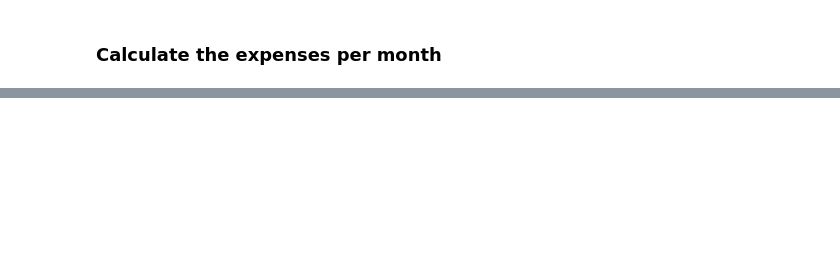
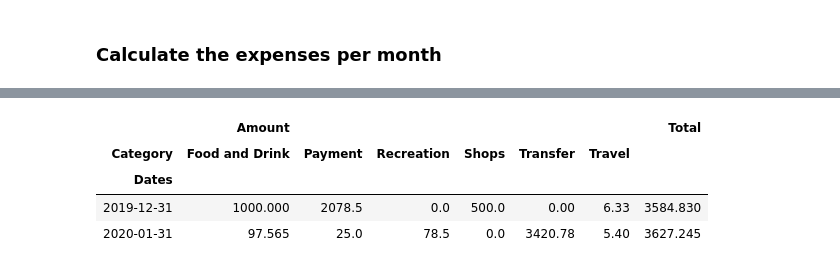
Before and after one commit to exposuretherapy/Learning-APIs, a Jupyter notebook: account_summary.ipynb, the cells around one changed output, grey strips where cells are left out. Drawn from its saved outputs; the diff is of its cells as text; code cells hidden in the pictures; blank space fills up the shorter version.

```diff
--- a/account_summary.ipynb
+++ b/account_summary.ipynb
@@ -188,0 +200,2 @@ ctgry_qty
+# %%
+ctgry_month=table_ctgry.groupby(pd.Grouper(freq='M')).sum()
@@ -188,0 +215,9 @@ ctgry_qty
+# %%
+ctgry_month['Total']=ctgry_month.sum(axis=1)
+ctgry_month
+# %% [output]
+|  | Amount |  |  |  |  |  | Total |
+| Category | Food and Drink | Payment | Recreation | Shops | Transfer | Travel |  |
+| Dates |  |  |  |  |  |  |  |
+| 2019-12-31 | 1000.000 | 2078.5 | 0.0 | 500.0 | 0.00 | 6.33 | 3584.830 |
+| 2020-01-31 | 97.565 | 25.0 | 78.5 | 0.0 | 3420.78 | 5.40 | 3627.245 |
```
Also changed, not shown: parts of 12 cells of this notebook.
